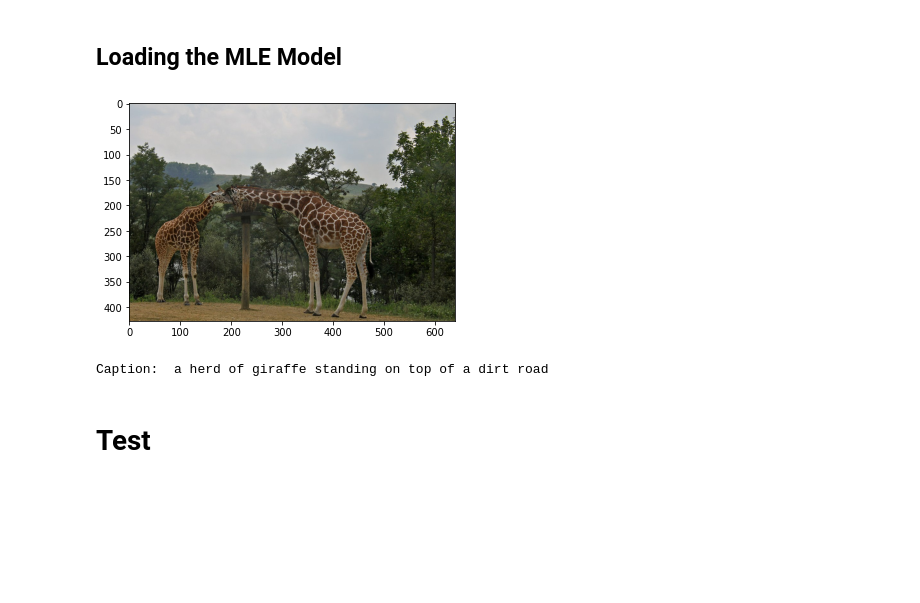
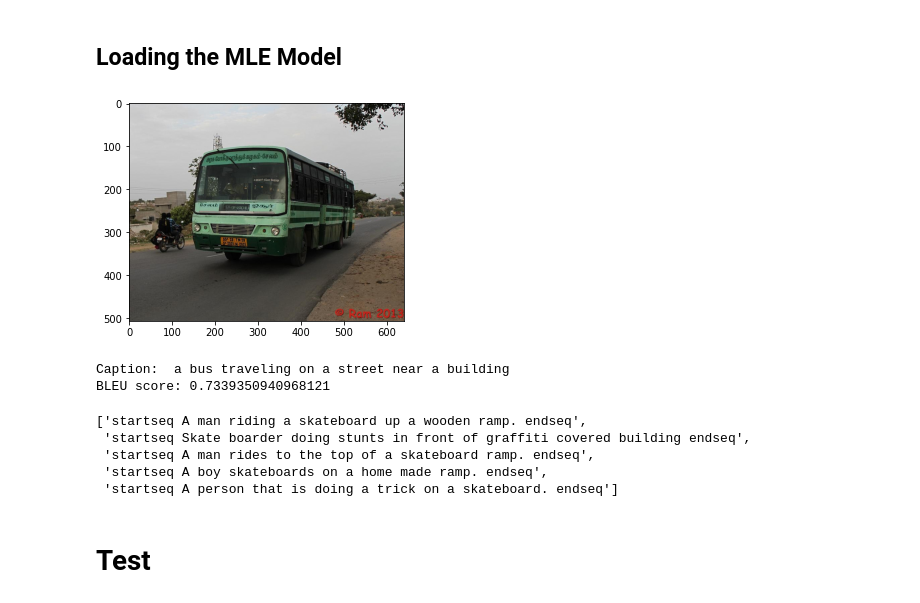
Before and after one commit to AlirezaAbedinii/ImageCaptioning, a Jupyter notebook: Image_Captioning.ipynb, the cells around one changed output. Saved outputs shown, nothing was run; the diff lists cells and outputs as text; code cells hidden in the pictures; blank space fills up the shorter version.

Commit message:
MLE model updated and BLEU scores added

```diff
--- a/Image_Captioning.ipynb
+++ b/Image_Captioning.ipynb
@@ -596,5 +689,5 @@ final_model = tf.keras.models.load_model('/content/drive/MyDrive/model_final.h5'
 # %%
-from tensorflow.python.ops.gen_array_ops import stop_gradient
+# from tensorflow.python.ops.gen_array_ops import stop_gradient
 def generate_caption(tokenizer, picture, max_length):
     generated_text = 'startseq'
     for i in range(max_length):
@@ -614,10 +707,13 @@ def generate_caption(tokenizer, picture, max_length):
 
       # print('3.')
 
-      dist = tfp.distributions.Categorical(probs=word_probs, dtype=tf.float32)
-      tf_predicted_index = dist.sample()
-      predicted_index = np.array(tf_predicted_index)
-      # predicted_index = [np.argmax(word_probs)]
+      # print(np.max(word_probs), np.min(word_probs))
+
+      # dist = tfp.distributions.Categorical(probs=word_probs, dtype=tf.float32)
+      # tf_predicted_index = dist.sample()
+      # predicted_index = np.array(tf_predicted_index)
+      predicted_index = [np.argmax(word_probs)]
+
 
       # print('4.', predicted_index)
 
@@ -633,17 +729,44 @@ def generate_caption(tokenizer, picture, max_length):
     # final = final[1:-1]
     # final = ' '.join(final)
     return caption
+# %%
+def compute_bleu(img_url, generated_caption):
+  img_id = img_url_to_id(img_url)
+  captions = test_caps[img_id]
+  captions = [caption.replace('startseq ', '') for caption in captions]
+  captions = [caption.replace(' endseq', '') for caption in captions]
+  # print(captions)
+  return sentence_bleu(captions, generated_caption)
+
+# compute_bleu('000000336209.jpg', 'a shirtless man is skating on a steep')
 # %%
-z = 20
-pic = list(features.keys())[z]
-image = features[pic].reshape((1,2048))
-x = plt.imread(pictures_dir_path+ '/' + pic)
-plt.imshow(x)
-plt.show()
-print("Caption:", generate_caption(tokenizer, image, max_length))
+def show_result(img_index, image_path = test_dir_path):
+  pic = list(t_features.keys())[img_index]
+  # print(pic[:-4])
+  # return
+  image = t_features[pic].reshape((1,2048))
+  x = plt.imread(test_dir_path+ '/' + pic)
+  plt.imshow(x)
+  plt.show()
+  caption = generate_caption(tokenizer, image, max_length)
+  bleu_score = compute_bleu(pic, caption)
+
+  print("Caption:", caption)
+  print("BLEU score:", bleu_score)
+
+show_result(0)
 # %% [output]
-[figure, old version]
+[figure, new version]
-Caption:  a herd of giraffe standing on top of a dirt road
+Caption:  a bus traveling on a street near a building
+BLEU score: 0.7339350940968121
+# %%
+test_caps[336209]
+# %% [output]
+['startseq A man riding a skateboard up a wooden ramp. endseq',
+ 'startseq Skate boarder doing stunts in front of graffiti covered building endseq',
+ 'startseq A man rides to the top of a skateboard ramp. endseq',
+ 'startseq A boy skateboards on a home made ramp. endseq',
+ 'startseq A person that is doing a trick on a skateboard. endseq']
 # %% [markdown]
 # Test
 # %% [markdown]
```
Also changed, not shown: parts of 15 cells of this notebook.
